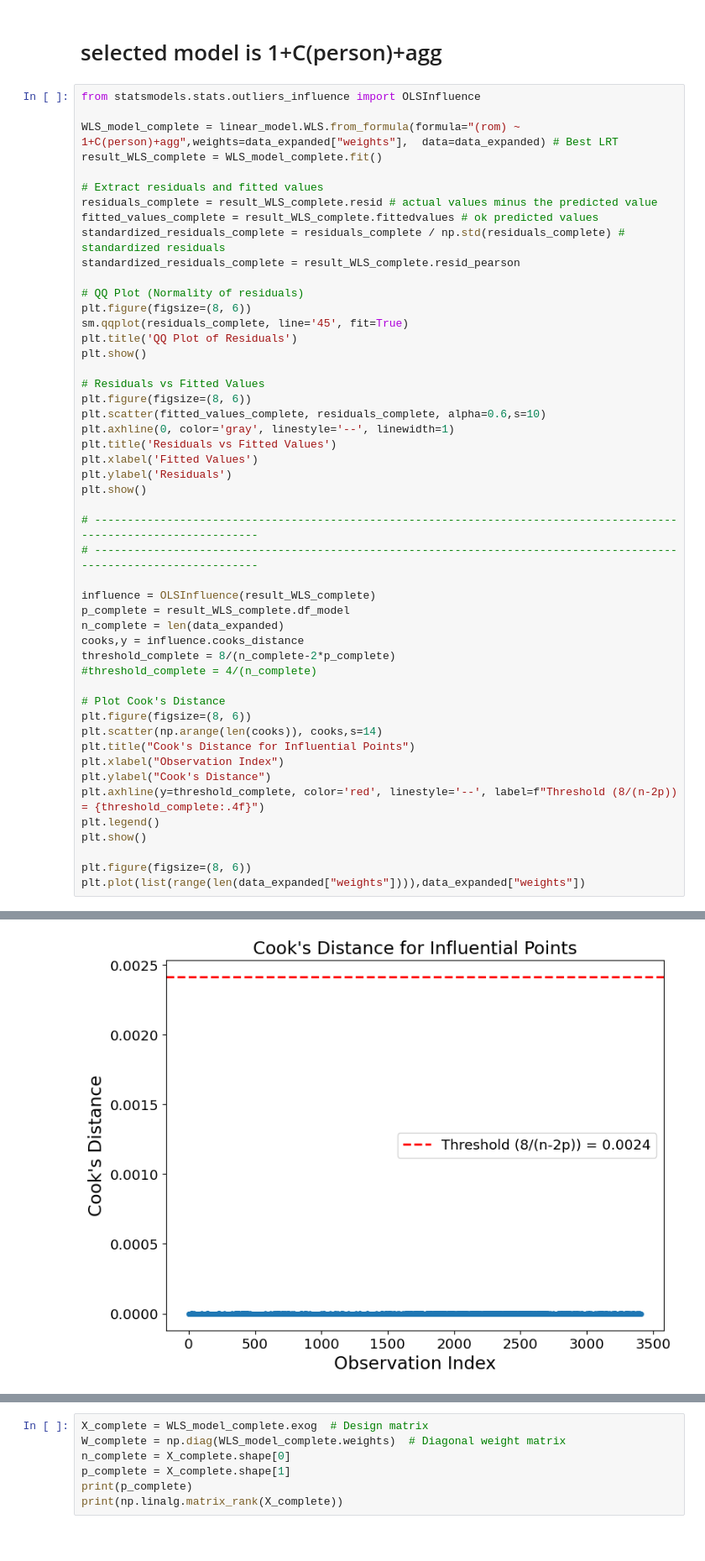
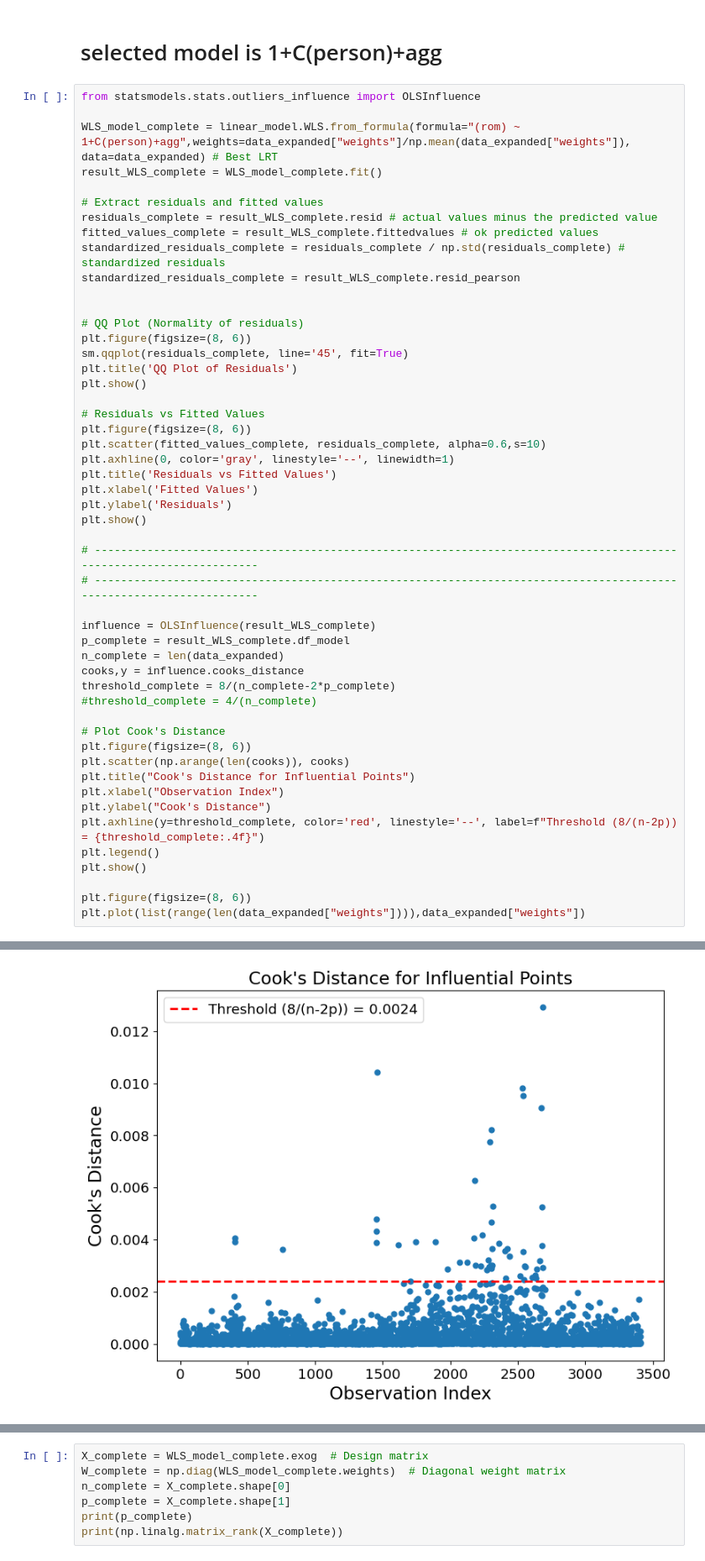
Before and after one commit to Tiddy-Fje/coin-data-regression, a Jupyter notebook: code/new_normal_thingy.ipynb, the cells around one changed output, grey strips where cells are left out. Shown at 84% size. Saved outputs shown, nothing was run; the diff lists cells and outputs as text.

```diff
--- a/code/new_normal_thingy.ipynb
+++ b/code/new_normal_thingy.ipynb
@@ -336,7 +359,7 @@ plt.show()
 # %%
 from statsmodels.stats.outliers_influence import OLSInfluence
 
-WLS_model_complete = linear_model.WLS.from_formula(formula="(rom) ~ 1+C(person)+agg",weights=data_expanded["weights"],  data=data_expanded) # Best LRT
+WLS_model_complete = linear_model.WLS.from_formula(formula="(rom) ~ 1+C(person)+agg",weights=data_expanded["weights"]/np.mean(data_expanded["weights"]),  data=data_expanded) # Best LRT
 result_WLS_complete = WLS_model_complete.fit()
 
 # Extract residuals and fitted values
@@ -344,6 +367,7 @@ residuals_complete = result_WLS_complete.resid # actual values minus the predict
 fitted_values_complete = result_WLS_complete.fittedvalues # ok predicted values
 standardized_residuals_complete = residuals_complete / np.std(residuals_complete) # standardized residuals
 standardized_residuals_complete = result_WLS_complete.resid_pearson
+
 
 # QQ Plot (Normality of residuals)
 plt.figure(figsize=(8, 6))
@@ -358,34 +382,34 @@ plt.axhline(0, color='gray', linestyle='--', linewidth=1)
 plt.title('Residuals vs Fitted Values')
 plt.xlabel('Fitted Values')
 plt.ylabel('Residuals')
 plt.show()
 
 # --------------------------------------------------------------------------------------------------------------------
 # --------------------------------------------------------------------------------------------------------------------
 
 influence = OLSInfluence(result_WLS_complete)
 p_complete = result_WLS_complete.df_model
 n_complete = len(data_expanded)
 cooks,y = influence.cooks_distance
 threshold_complete = 8/(n_complete-2*p_complete)
 #threshold_complete = 4/(n_complete)
 
 # Plot Cook's Distance
 plt.figure(figsize=(8, 6))
-plt.scatter(np.arange(len(cooks)), cooks,s=14)
+plt.scatter(np.arange(len(cooks)), cooks)
 plt.title("Cook's Distance for Influential Points")
 plt.xlabel("Observation Index")
 plt.ylabel("Cook's Distance")
 plt.axhline(y=threshold_complete, color='red', linestyle='--', label=f"Threshold (8/(n-2p)) = {threshold_complete:.4f}")
 plt.legend()
 plt.show()
 
 plt.figure(figsize=(8, 6))
 plt.plot(list(range(len(data_expanded["weights"]))),data_expanded["weights"])
 # %% [output]
 <Figure size 800x600 with 0 Axes>
 [figure]
 [figure]
-[figure, old version]
+[figure, new version]
 [<matplotlib.lines.Line2D at 0x...>]
 [figure]
```
Also changed, not shown: parts of 10 cells of this notebook, 3 other files.
